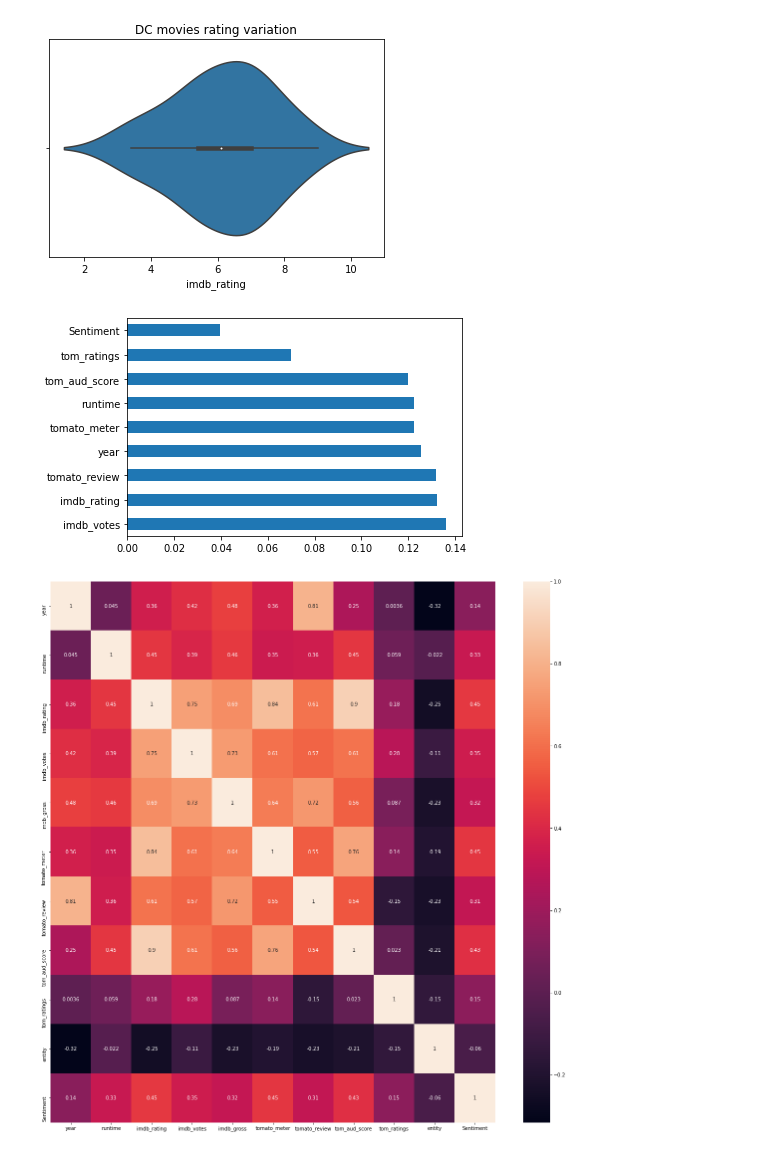
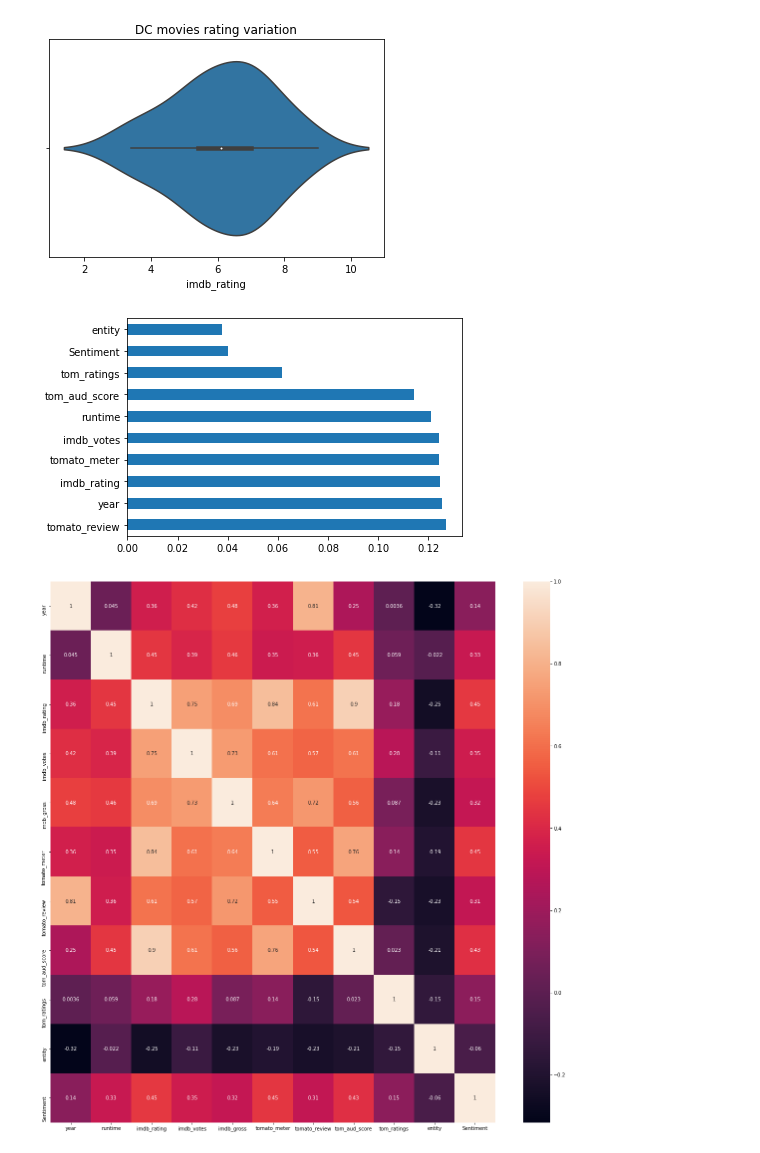
Before and after one commit to NytKing/DC-vs-MARVEL, a Jupyter notebook: DC_vs_MARVEL.ipynb, the cells around one changed output. Cells and saved outputs as stored; diff of their text form; code cells hidden in the pictures.

```diff
--- a/DC_vs_MARVEL.ipynb
+++ b/DC_vs_MARVEL.ipynb
@@ -240,17 +240,18 @@ plt.show()
 # %%
 #x=dcm_no_des
 y=dcm_no_des["imdb_gross"]
-x=dcm_no_des.drop(["imdb_gross","id","title","genre","mpa_rating","director","entity","stars"],axis=1)
+x=dcm_no_des.drop(["imdb_gross","id","title","genre","mpa_rating","director","stars"],axis=1)
+x=x.replace(to_replace=["MARVEL","DC"],value=[1,2])
 
 
 from sklearn.ensemble import ExtraTreesClassifier
 model=ExtraTreesClassifier()
 model.fit(x,y)
 important=pd.Series(model.feature_importances_,index=x.columns)
 important.nlargest(10).plot(kind="barh")
 plt.show()
 # %% [output]
-[figure, old version]
+[figure, new version]
 # %%
 z=dcm_no_des.drop(["id","title","genre","mpa_rating","director","stars"],axis=1)
 z=z.replace(to_replace=["MARVEL","DC"],value=[1,2])
```
